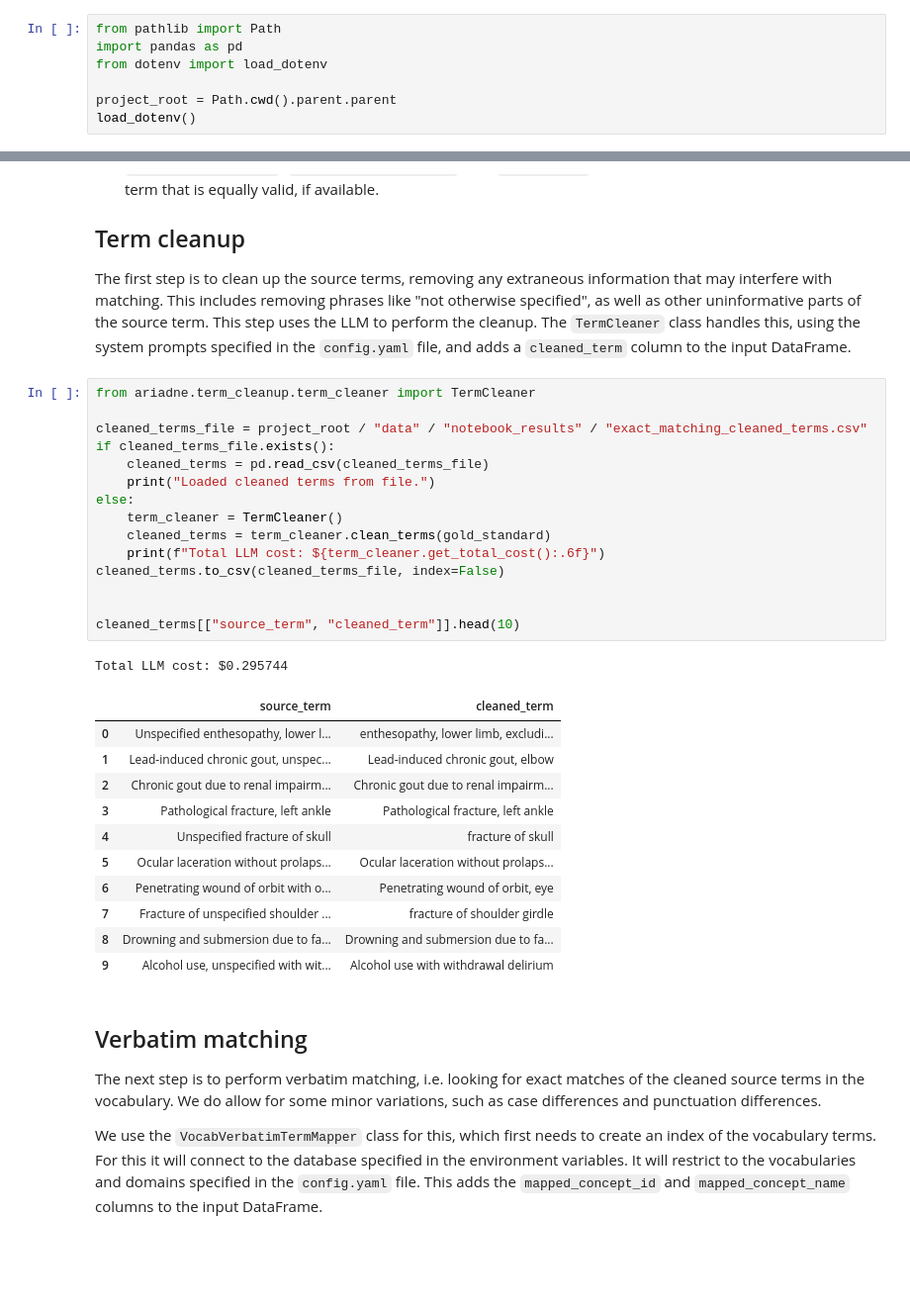
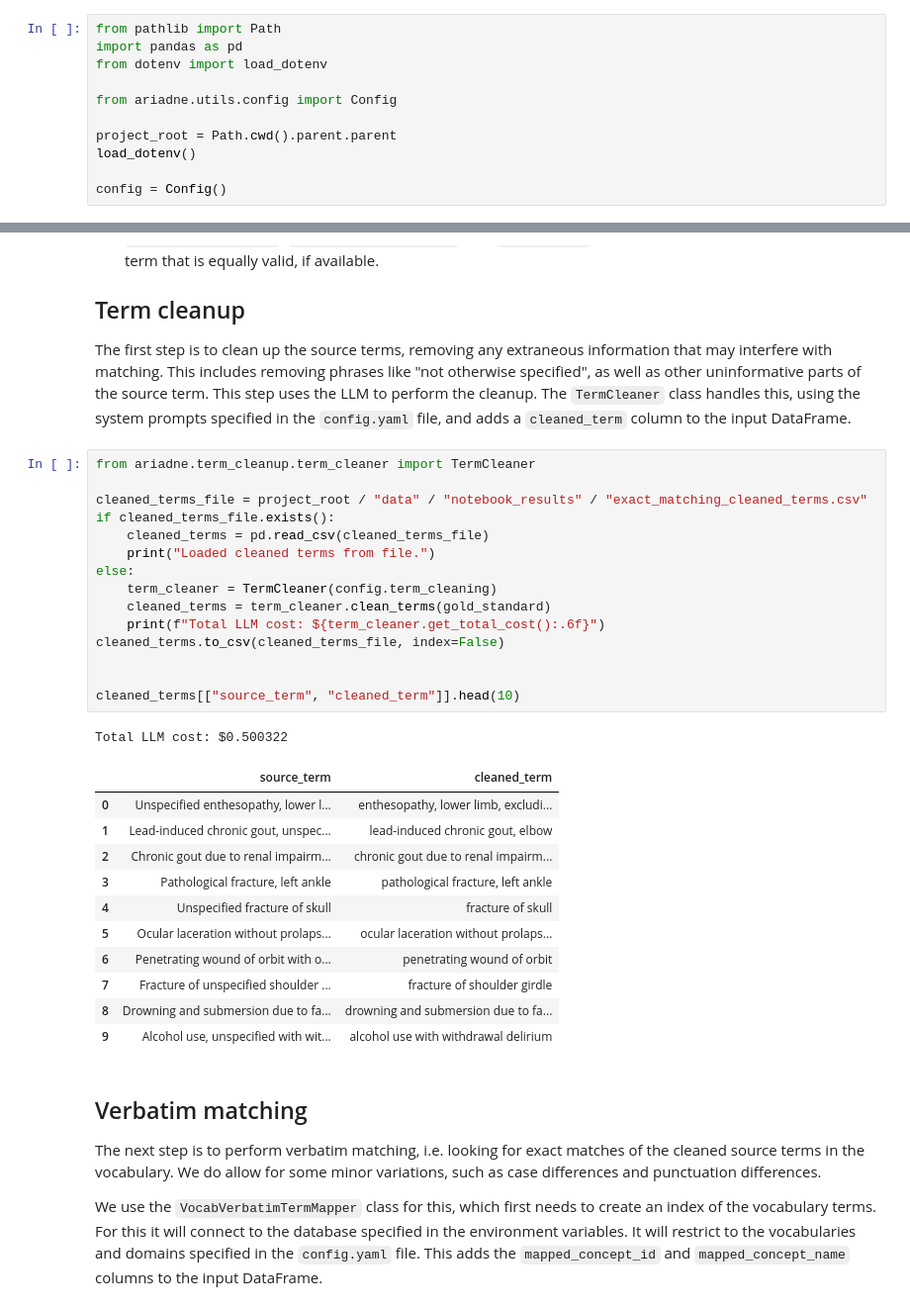
Before and after one commit to OHDSI/Ariadne, a Jupyter notebook: docs/notebooks/01_evaluate_exact_mapping.ipynb, the cells around one changed output, grey strips where cells are left out. Shown at 99% size. Drawn from its saved outputs; the diff is of its cells as text; blank space fills up the shorter version.

```diff
--- a/docs/notebooks/01_evaluate_exact_mapping.ipynb
+++ b/docs/notebooks/01_evaluate_exact_mapping.ipynb
@@ -21,5 +21,9 @@ from pathlib import Path
 import pandas as pd
 from dotenv import load_dotenv
 
+from ariadne.utils.config import Config
+
 project_root = Path.cwd().parent.parent
 load_dotenv()
+
+config = Config()
@@ -59,31 +61,31 @@ The `TermCleaner` class handles this, using the system prompts specified in the
 # %%
 from ariadne.term_cleanup.term_cleaner import TermCleaner
 
 cleaned_terms_file = project_root / "data" / "notebook_results" / "exact_matching_cleaned_terms.csv"
 if cleaned_terms_file.exists():
     cleaned_terms = pd.read_csv(cleaned_terms_file)
     print("Loaded cleaned terms from file.")
 else:
-    term_cleaner = TermCleaner()
+    term_cleaner = TermCleaner(config.term_cleaning)
     cleaned_terms = term_cleaner.clean_terms(gold_standard)
     print(f"Total LLM cost: ${term_cleaner.get_total_cost():.6f}")
 cleaned_terms.to_csv(cleaned_terms_file, index=False)
 
 
 cleaned_terms[["source_term", "cleaned_term"]].head(10)
 # %% [output]
-Total LLM cost: $0.295744
+Total LLM cost: $0.500322
 |  | source_term | cleaned_term |
 | 0 | Unspecified enthesopathy, lower l... | enthesopathy, lower limb, excludi... |
-| 1 | Lead-induced chronic gout, unspec... | Lead-induced chronic gout, elbow |
-| 2 | Chronic gout due to renal impairm... | Chronic gout due to renal impairm... |
-| 3 | Pathological fracture, left ankle | Pathological fracture, left ankle |
+| 1 | Lead-induced chronic gout, unspec... | lead-induced chronic gout, elbow |
+| 2 | Chronic gout due to renal impairm... | chronic gout due to renal impairm... |
+| 3 | Pathological fracture, left ankle | pathological fracture, left ankle |
 | 4 | Unspecified fracture of skull | fracture of skull |
-| 5 | Ocular laceration without prolaps... | Ocular laceration without prolaps... |
-| 6 | Penetrating wound of orbit with o... | Penetrating wound of orbit, eye |
+| 5 | Ocular laceration without prolaps... | ocular laceration without prolaps... |
+| 6 | Penetrating wound of orbit with o... | penetrating wound of orbit |
 | 7 | Fracture of unspecified shoulder ... | fracture of shoulder girdle |
-| 8 | Drowning and submersion due to fa... | Drowning and submersion due to fa... |
-| 9 | Alcohol use, unspecified with wit... | Alcohol use with withdrawal delirium |
+| 8 | Drowning and submersion due to fa... | drowning and submersion due to fa... |
+| 9 | Alcohol use, unspecified with wit... | alcohol use with withdrawal delirium |
 # %% [markdown]
 ## Verbatim matching
 
```
Also changed, not shown: parts of 2 cells of this notebook, 15 other files.
